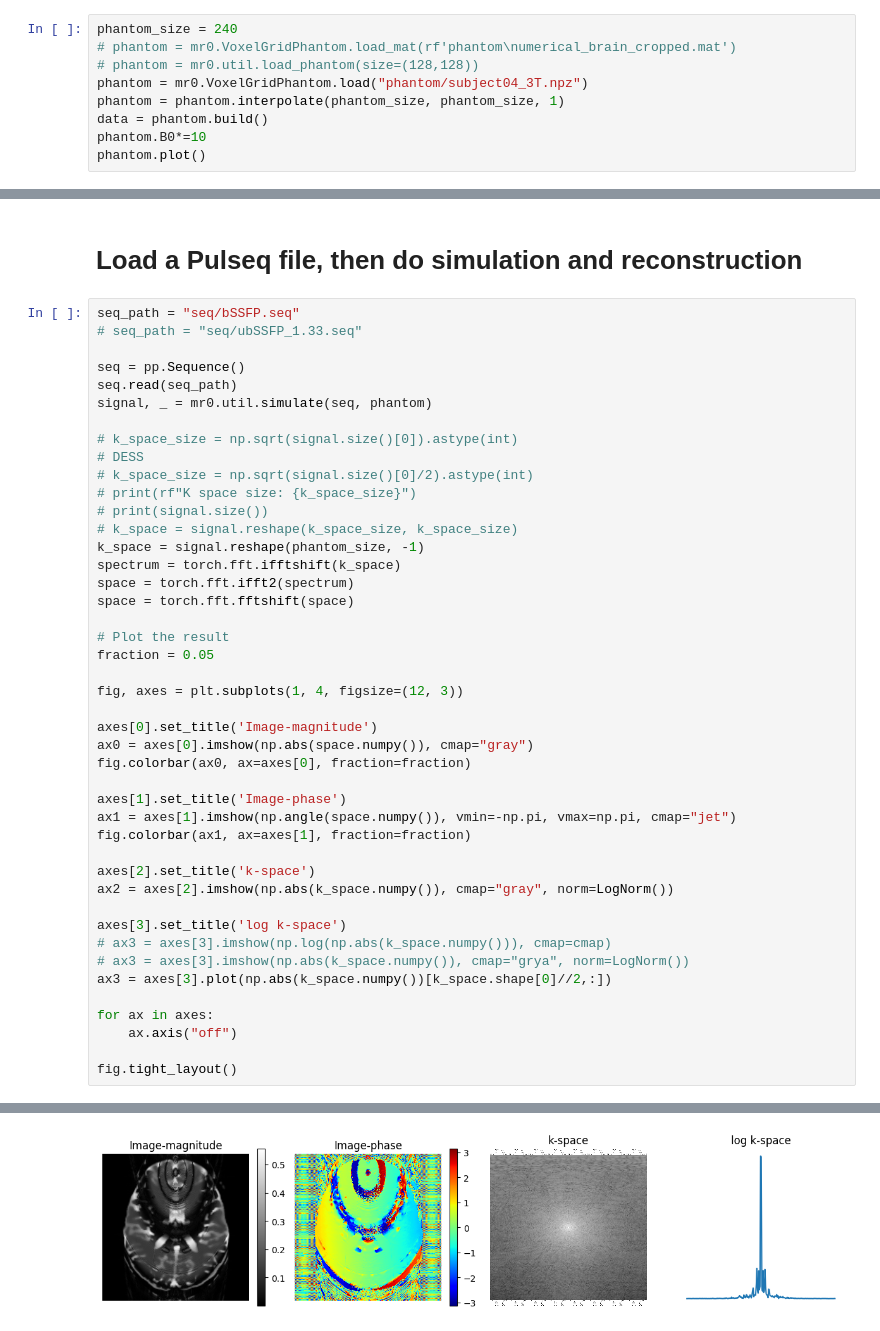
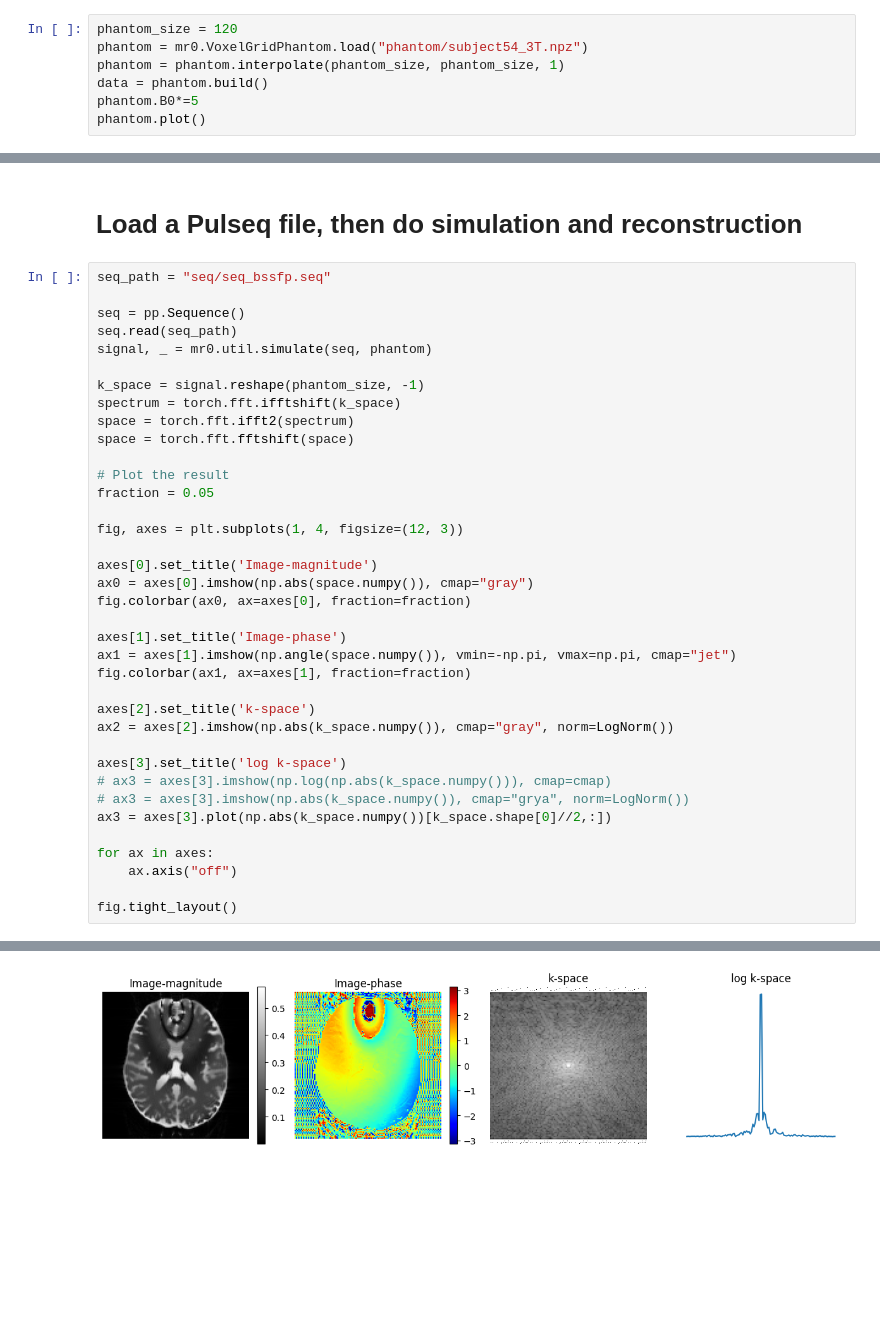
Before and after one commit to bughht/meSSFP, a Jupyter notebook: simulation.ipynb, the cells around one changed output, grey strips where cells are left out. Cells and saved outputs as stored; diff of their text form; blank space fills up the shorter version.

```diff
--- a/simulation.ipynb
+++ b/simulation.ipynb
@@ -33,11 +15,9 @@ Downloading 'subject06_csf'
 # %%
-phantom_size = 240
-# phantom = mr0.VoxelGridPhantom.load_mat(rf'phantom\numerical_brain_cropped.mat')
-# phantom = mr0.util.load_phantom(size=(128,128))
-phantom = mr0.VoxelGridPhantom.load("phantom/subject04_3T.npz")
+phantom_size = 120
+phantom = mr0.VoxelGridPhantom.load("phantom/subject54_3T.npz")
 phantom = phantom.interpolate(phantom_size, phantom_size, 1)
 data = phantom.build()
-phantom.B0*=10
+phantom.B0*=5
 phantom.plot()
 # %% [output]
 VoxelGridPhantom
@@ -46,19 +26,12 @@ size = tensor([0.1810, 0.2170, 0.1810])
 # %% [markdown]
 # Load a Pulseq file, then do simulation and reconstruction
 # %%
-seq_path = "seq/bSSFP.seq"
-# seq_path = "seq/ubSSFP_1.33.seq"
+seq_path = "seq/seq_bssfp.seq"
 
 seq = pp.Sequence()
 seq.read(seq_path)
 signal, _ = mr0.util.simulate(seq, phantom)
 
-# k_space_size = np.sqrt(signal.size()[0]).astype(int)
-# DESS
-# k_space_size = np.sqrt(signal.size()[0]/2).astype(int)
-# print(rf"K space size: {k_space_size}")
-# print(signal.size())
-# k_space = signal.reshape(k_space_size, k_space_size)
 k_space = signal.reshape(phantom_size, -1)
 spectrum = torch.fft.ifftshift(k_space)
 space = torch.fft.ifft2(spectrum)
@@ -100,2 +73,2 @@ Converting Rust -> Python: 1.0798067 s
 <<<< Rust <<<<
-[figure, old version]
+[figure, new version]
```
Also changed, not shown: parts of 14 cells of this notebook, 6 other files.
